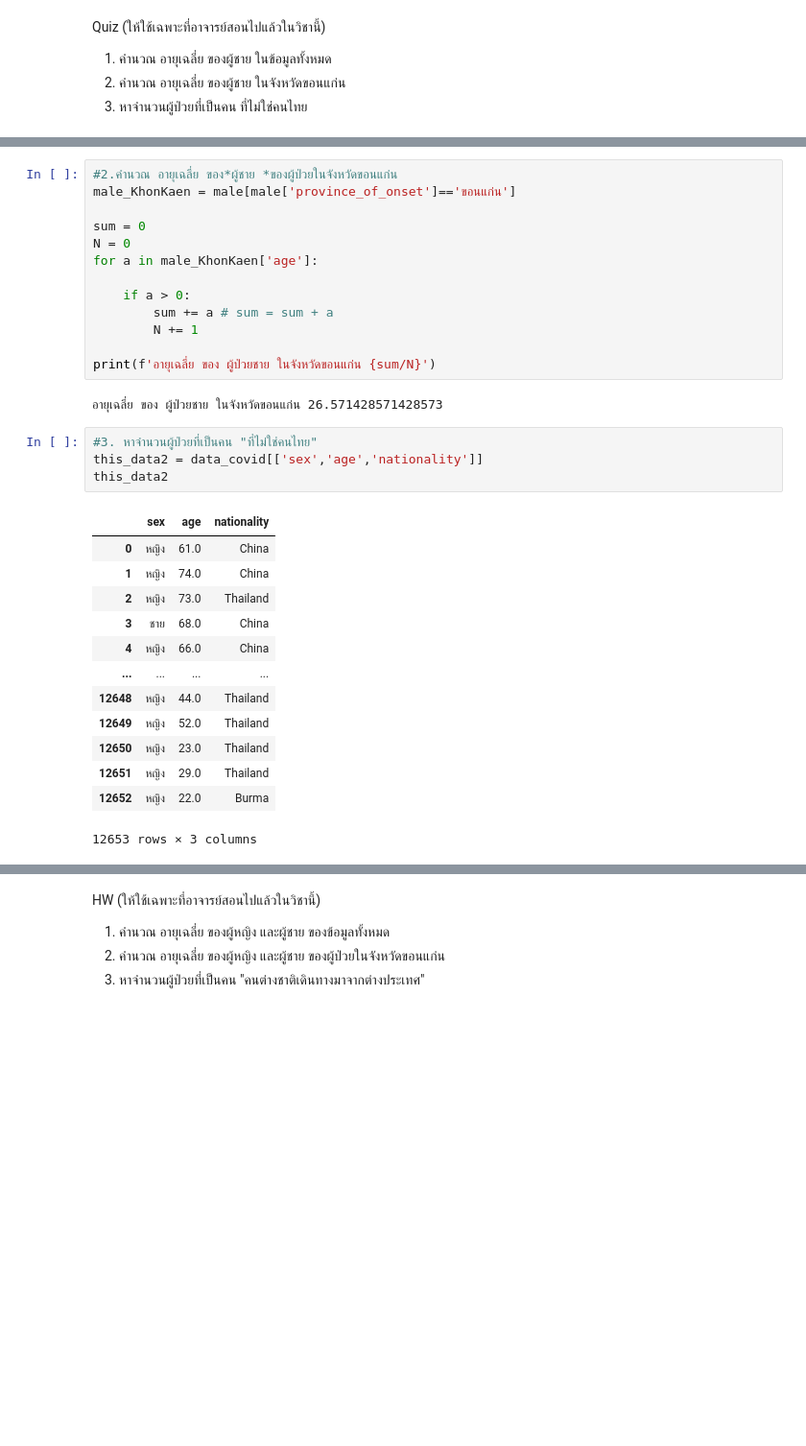
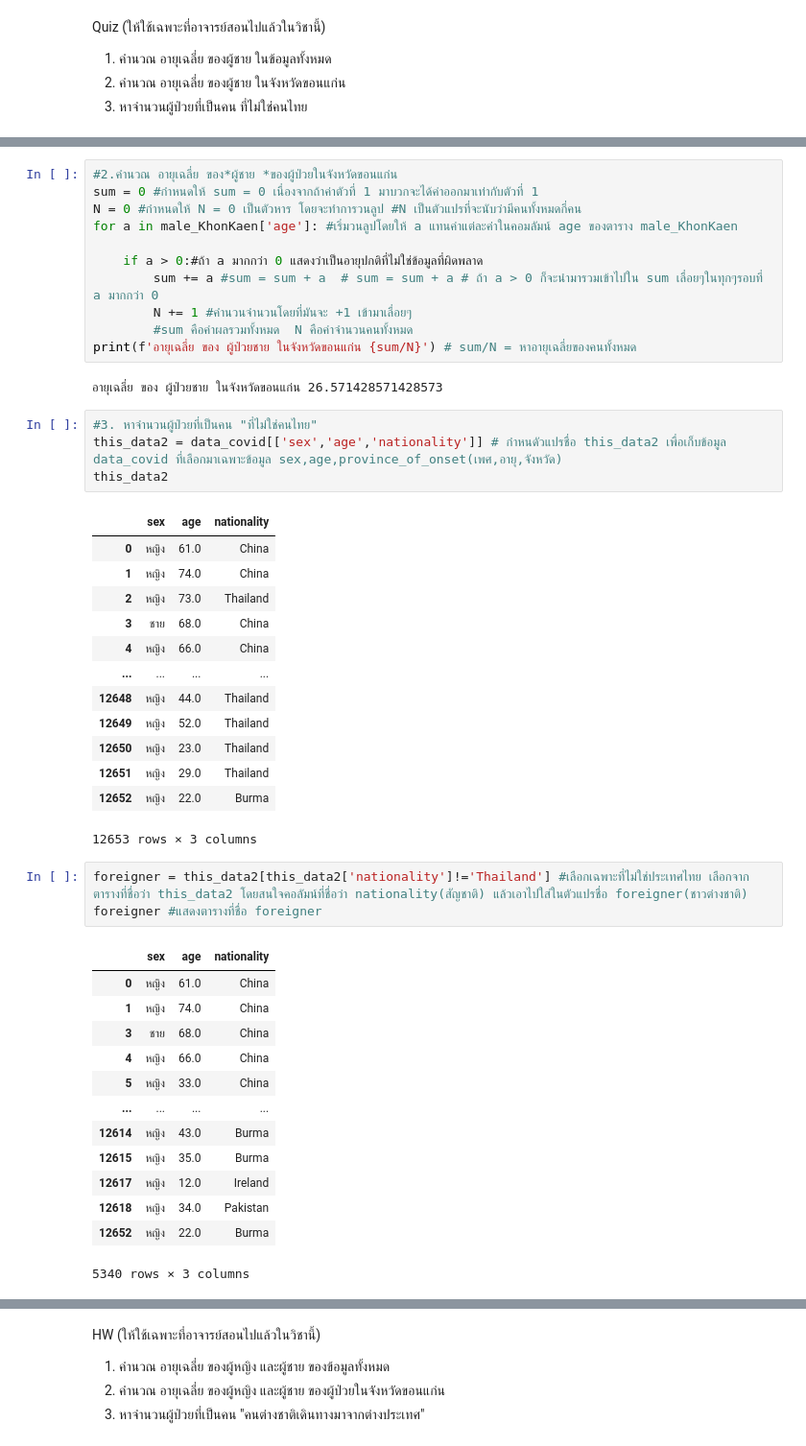
Before and after one commit to Kanyarat-S/data_viz_2020, a Jupyter notebook: Pandas101.ipynb, the cells around one changed output, grey strips where cells are left out. Shown at 96% size. Saved outputs shown, nothing was run; the diff lists cells and outputs as text; blank space fills up the shorter version.

```diff
--- a/Pandas101.ipynb
+++ b/Pandas101.ipynb
@@ -349,21 +361,19 @@ print(f'อายุเฉลี่ย ของ ผู้ชาย  {sum/N}')
 # %%
 #2.คำนวณ อายุเฉลี่ย ของ*ผู้ชาย *ของผู้ป่วยในจังหวัดขอนแก่น
-male_KhonKaen = male[male['province_of_onset']=='ขอนแก่น']
+sum = 0 #กำหนดให้ sum = 0 เนื่องจากถ้าค่าตัวที่ 1 มาบวกจะได้ค่าออกมาเท่ากับตัวที่ 1
+N = 0 #กำหนดให้ N = 0 เป็นตัวหาร โดยจะทำการวนลูป #N เป็นตัวแปรที่จะนับว่ามีคนทั้งหมดกี่คน
+for a in male_KhonKaen['age']: #เริ่มวนลูปโดยให้ a แทนค่าแต่ละค่าในคอมลัมน์ age ของตาราง male_KhonKaen
 
-sum = 0
-N = 0
-for a in male_KhonKaen['age']:
-
-    if a > 0:
-        sum += a # sum = sum + a
-        N += 1
-
-print(f'อายุเฉลี่ย ของ ผู้ป่วยชาย ในจังหวัดขอนแก่น {sum/N}')
+    if a > 0:#ถ้า a มากกว่า 0 แสดงว่าเป็นอายุปกติที่ไม่ใช่ข้อมูลที่ผิดพลาด
+        sum += a #sum = sum + a  # sum = sum + a # ถ้า a > 0 ก็จะนำมารวมเข้าไปใน sum เลื่อยๆในทุกๆรอบที่ a มากกว่า 0
+        N += 1 #คำนวนจำนวนโดยที่มันจะ +1 เข้ามาเลื่อยๆ
+        #sum คือค่าผลรวมทั้งหมด  N คือค่าจำนวนคนทั้งหมด
+print(f'อายุเฉลี่ย ของ ผู้ป่วยชาย ในจังหวัดขอนแก่น {sum/N}') # sum/N = หาอายุเฉลี่ยของคนทั้งหมด
 # %% [output]
 อายุเฉลี่ย ของ ผู้ป่วยชาย ในจังหวัดขอนแก่น 26.571428571428573
 # %%
 #3. หาจำนวนผู้ป่วยที่เป็นคน "ที่ไม่ใช่คนไทย"
-this_data2 = data_covid[['sex','age','nationality']]
+this_data2 = data_covid[['sex','age','nationality']] # กำหนดัวแปรชื่อ this_data2 เพื่อเก็บข้อมูล data_covid ที่เลือกมาเฉพาะข้อมูล sex,age,province_of_onset(เพศ,อายุ,จังหวัด)
 this_data2
 # %% [output]
 |  | sex | age | nationality |
@@ -379,3 +389,20 @@ this_data2
 | 12651 | หญิง | 29.0 | Thailand |
 | 12652 | หญิง | 22.0 | Burma |
 12653 rows × 3 columns
+# %%
+foreigner = this_data2[this_data2['nationality']!='Thailand'] #เลือกเฉพาะที่ไม่ใช่ประเทศไทย เลือกจากตารางที่ชื่อว่า this_data2 โดยสนใจคอลัมน์ที่ชื่อว่า nationality(สัญชาติ) แล้วเอาไปใส่ในตัวแปรชื่อ foreigner(ชาวต่างชาติ)
+foreigner #แสดงตารางที่ชื่อ foreigner
+# %% [output]
+|  | sex | age | nationality |
+| 0 | หญิง | 61.0 | China |
+| 1 | หญิง | 74.0 | China |
+| 3 | ชาย | 68.0 | China |
+| 4 | หญิง | 66.0 | China |
+| 5 | หญิง | 33.0 | China |
+| ... | ... | ... | ... |
+| 12614 | หญิง | 43.0 | Burma |
+| 12615 | หญิง | 35.0 | Burma |
+| 12617 | หญิง | 12.0 | Ireland |
+| 12618 | หญิง | 34.0 | Pakistan |
+| 12652 | หญิง | 22.0 | Burma |
+5340 rows × 3 columns
```
Also changed, not shown: parts of 20 cells of this notebook.
